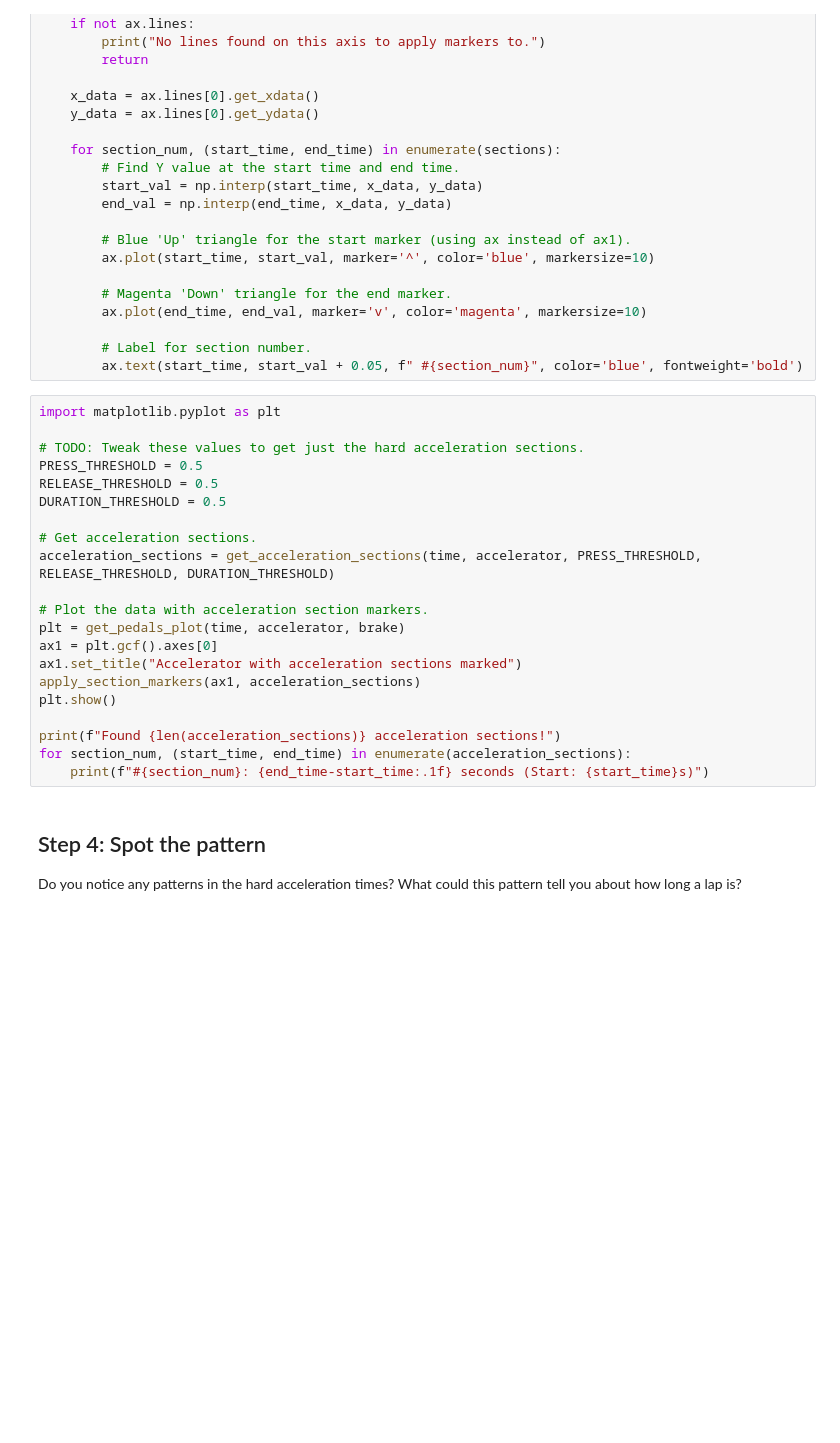
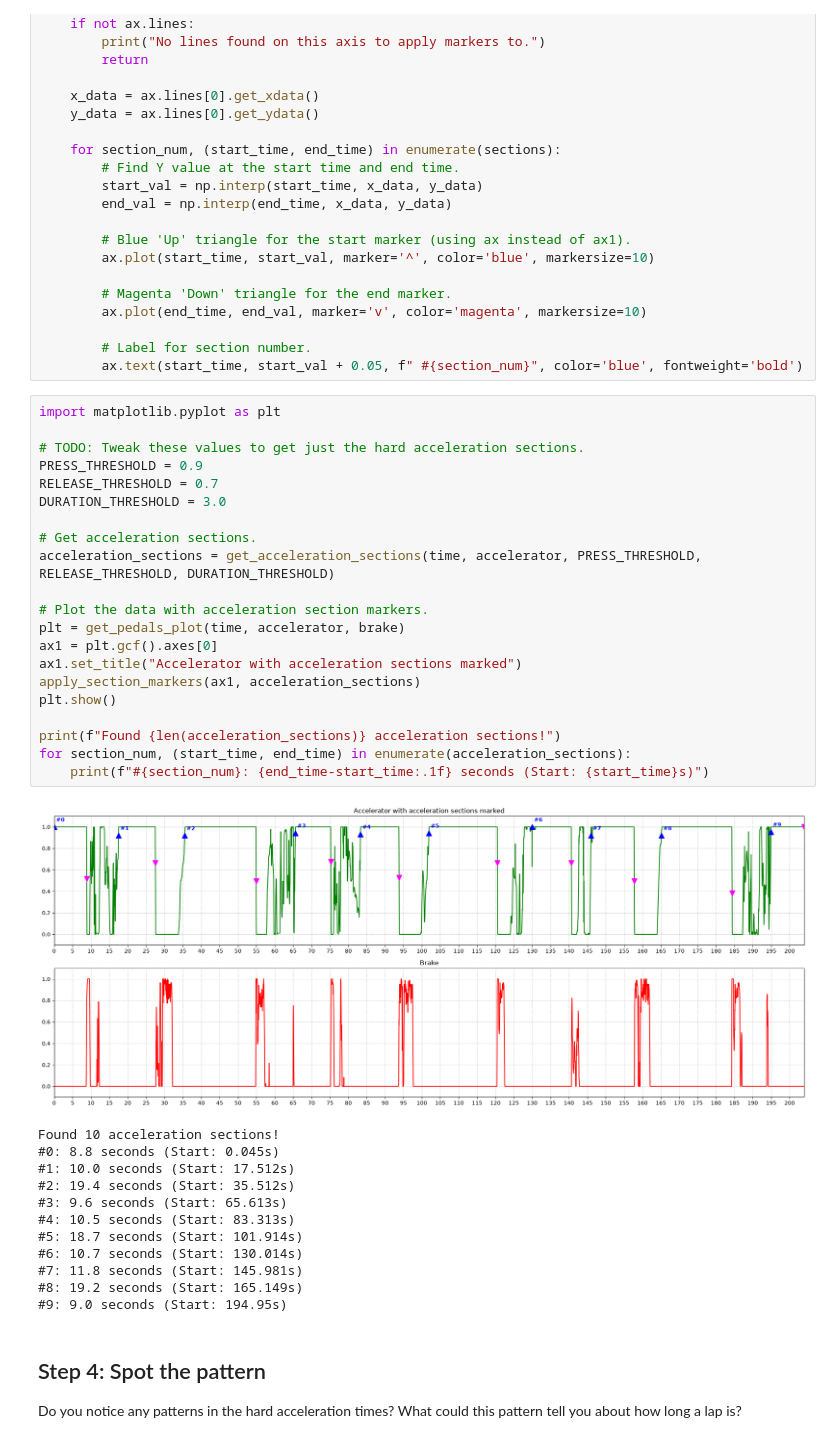
Before and after one commit to dsolanki-prog/recruitment-task-fa26, a Jupyter notebook: data_processing.ipynb, the cells around one changed output. Cells and saved outputs as stored; diff of their text form; blank space fills up the shorter version.

Commit message:
Step 3: Label hard acceleration sections

```diff
--- a/data_processing.ipynb
+++ b/data_processing.ipynb
@@ -214,24 +215,37 @@ def apply_section_markers(ax, sections):
 # %%
 import matplotlib.pyplot as plt
 
 # TODO: Tweak these values to get just the hard acceleration sections.
-PRESS_THRESHOLD = 0.5
-RELEASE_THRESHOLD = 0.5
-DURATION_THRESHOLD = 0.5
+PRESS_THRESHOLD = 0.9
+RELEASE_THRESHOLD = 0.7
+DURATION_THRESHOLD = 3.0
 
 # Get acceleration sections.
 acceleration_sections = get_acceleration_sections(time, accelerator, PRESS_THRESHOLD, RELEASE_THRESHOLD, DURATION_THRESHOLD)
 
 # Plot the data with acceleration section markers.
 plt = get_pedals_plot(time, accelerator, brake)
 ax1 = plt.gcf().axes[0]
 ax1.set_title("Accelerator with acceleration sections marked")
 apply_section_markers(ax1, acceleration_sections)
 plt.show()
 
 print(f"Found {len(acceleration_sections)} acceleration sections!")
 for section_num, (start_time, end_time) in enumerate(acceleration_sections):
     print(f"#{section_num}: {end_time-start_time:.1f} seconds (Start: {start_time}s)")
+# %% [output]
+[figure, added]
+Found 10 acceleration sections!
+#0: 8.8 seconds (Start: 0.045s)
+#1: 10.0 seconds (Start: 17.512s)
+#2: 19.4 seconds (Start: 35.512s)
+#3: 9.6 seconds (Start: 65.613s)
+#4: 10.5 seconds (Start: 83.313s)
+#5: 18.7 seconds (Start: 101.914s)
+#6: 10.7 seconds (Start: 130.014s)
+#7: 11.8 seconds (Start: 145.981s)
+#8: 19.2 seconds (Start: 165.149s)
+#9: 9.0 seconds (Start: 194.95s)
 # %% [markdown]
 ## Step 4: Spot the pattern
 Do you notice any patterns in the hard acceleration times? What could this pattern tell you about how long a lap is?
```
Also changed, not shown: parts of 4 cells of this notebook.
